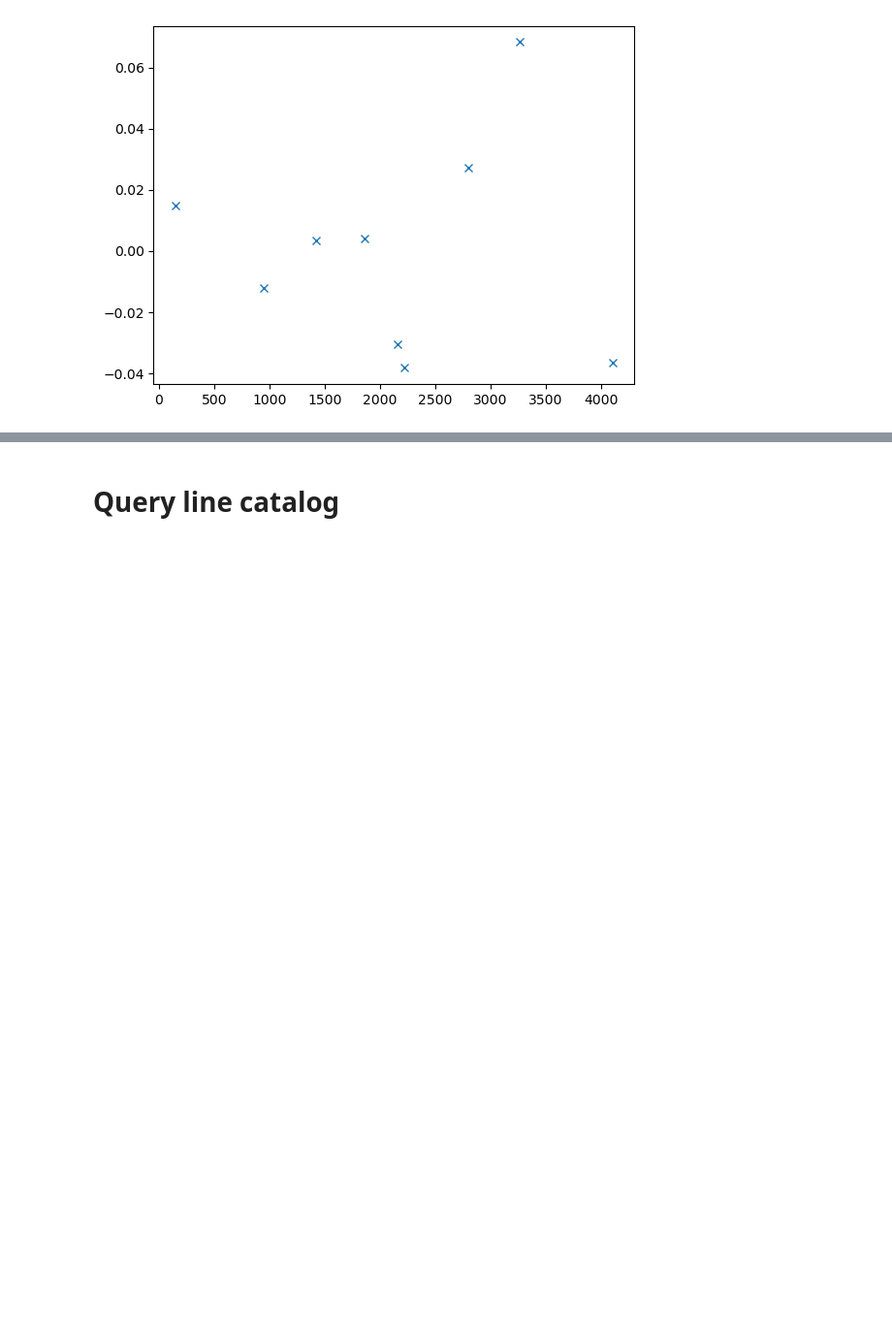
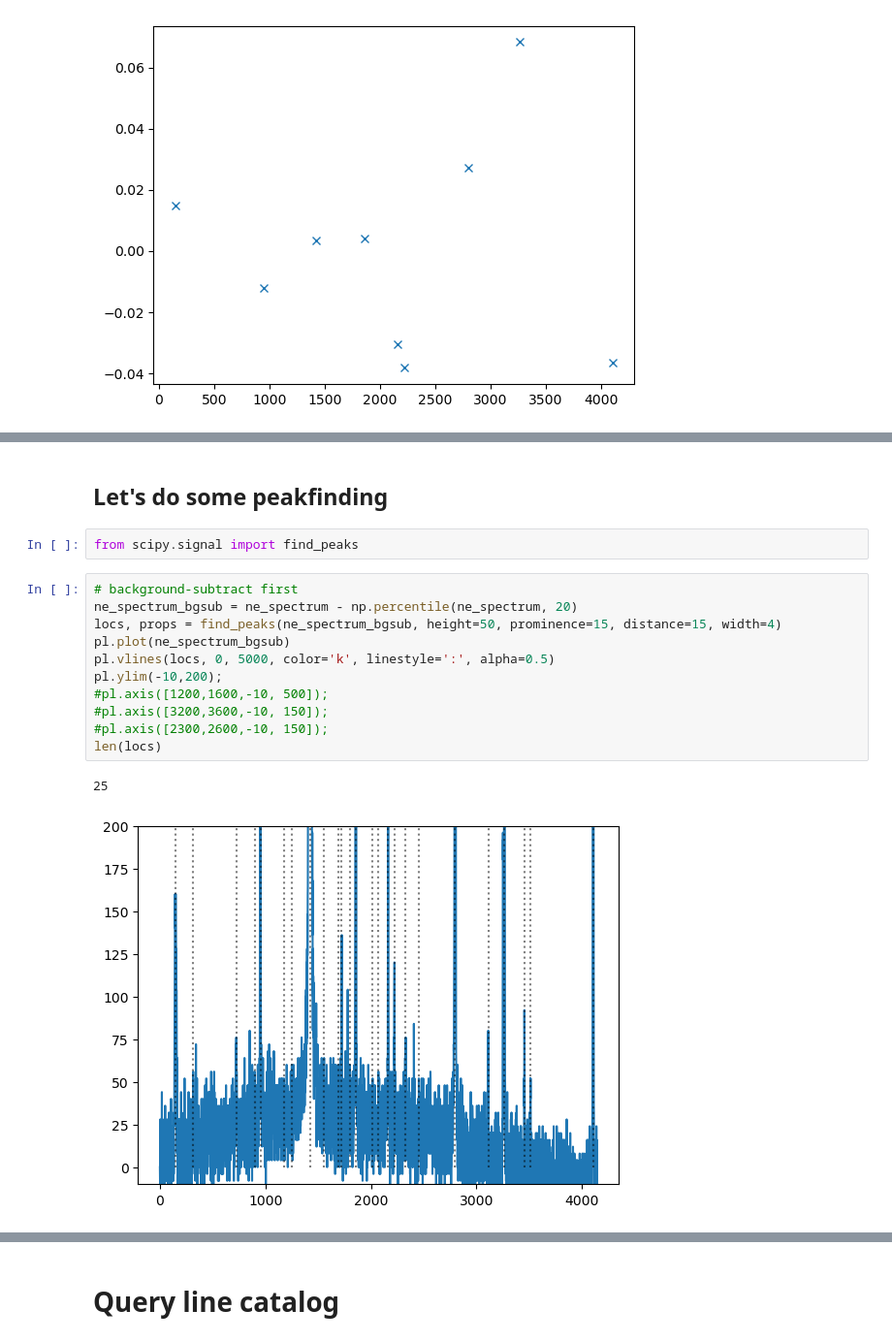
Before and after one commit to keflavich/AST4723-Public-Materials, a Jupyter notebook: spectroscopy/LongSlitReduction_WavelengthCalibration.ipynb, the cells around one changed output, grey strips where cells are left out. Shown at 97% size. Cells and saved outputs as stored; diff of their text form; blank space fills up the shorter version.

```diff
--- a/spectroscopy/LongSlitReduction_WavelengthCalibration.ipynb
+++ b/spectroscopy/LongSlitReduction_WavelengthCalibration.ipynb
@@ -97,0 +108,18 @@ pl.plot(improved_xval_guesses, (guess_wl - fitted_polymodel(improved_xval_guesse
+# %% [markdown]
+## Let's do some peakfinding
+# %%
+from scipy.signal import find_peaks
+# %%
+# background-subtract first
+ne_spectrum_bgsub = ne_spectrum - np.percentile(ne_spectrum, 20)
+locs, props = find_peaks(ne_spectrum_bgsub, height=50, prominence=15, distance=15, width=4)
+pl.plot(ne_spectrum_bgsub)
+pl.vlines(locs, 0, 5000, color='k', linestyle=':', alpha=0.5)
+pl.ylim(-10,200);
+#pl.axis([1200,1600,-10, 500]);
+#pl.axis([3200,3600,-10, 150]);
+#pl.axis([2300,2600,-10, 150]);
+len(locs)
+# %% [output]
+25
+[figure, added]
```
Also changed, not shown: parts of 71 cells of this notebook, 14 other files.
